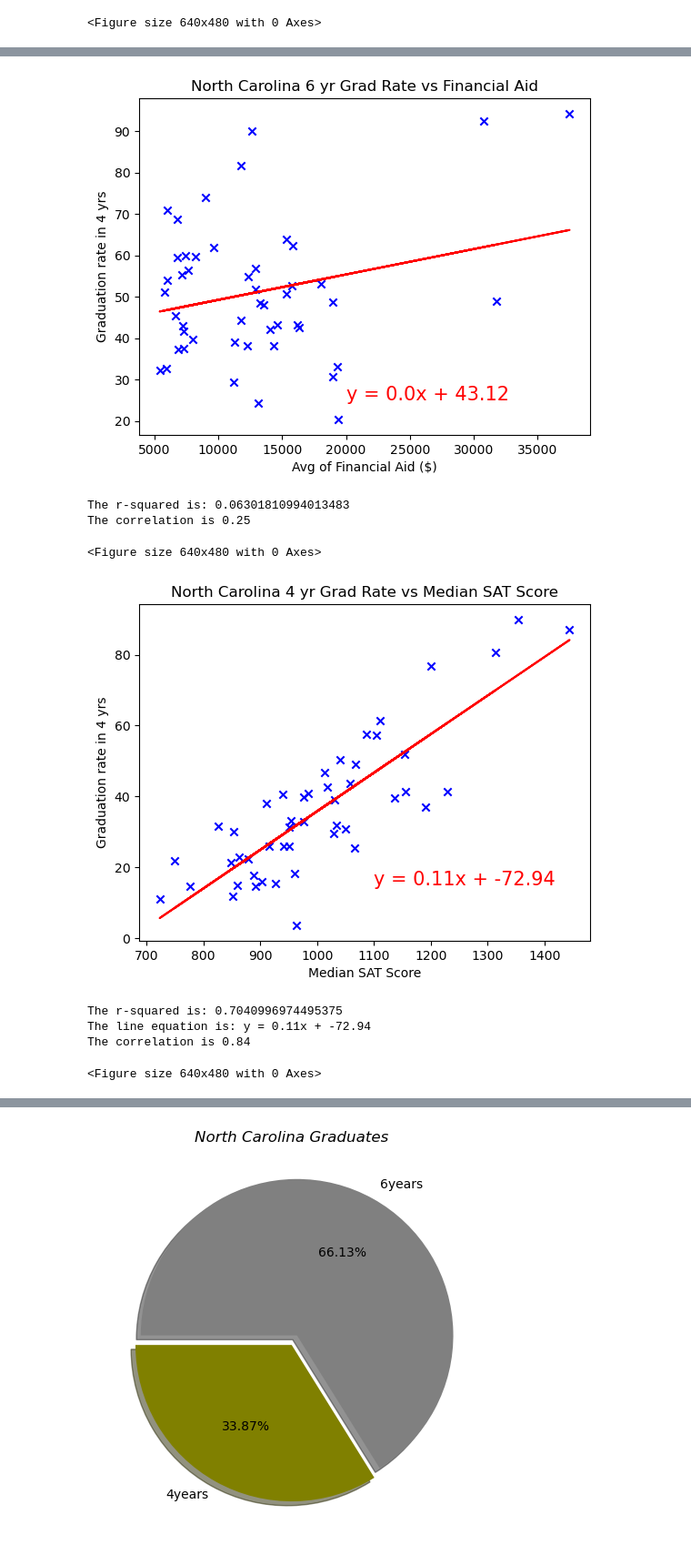
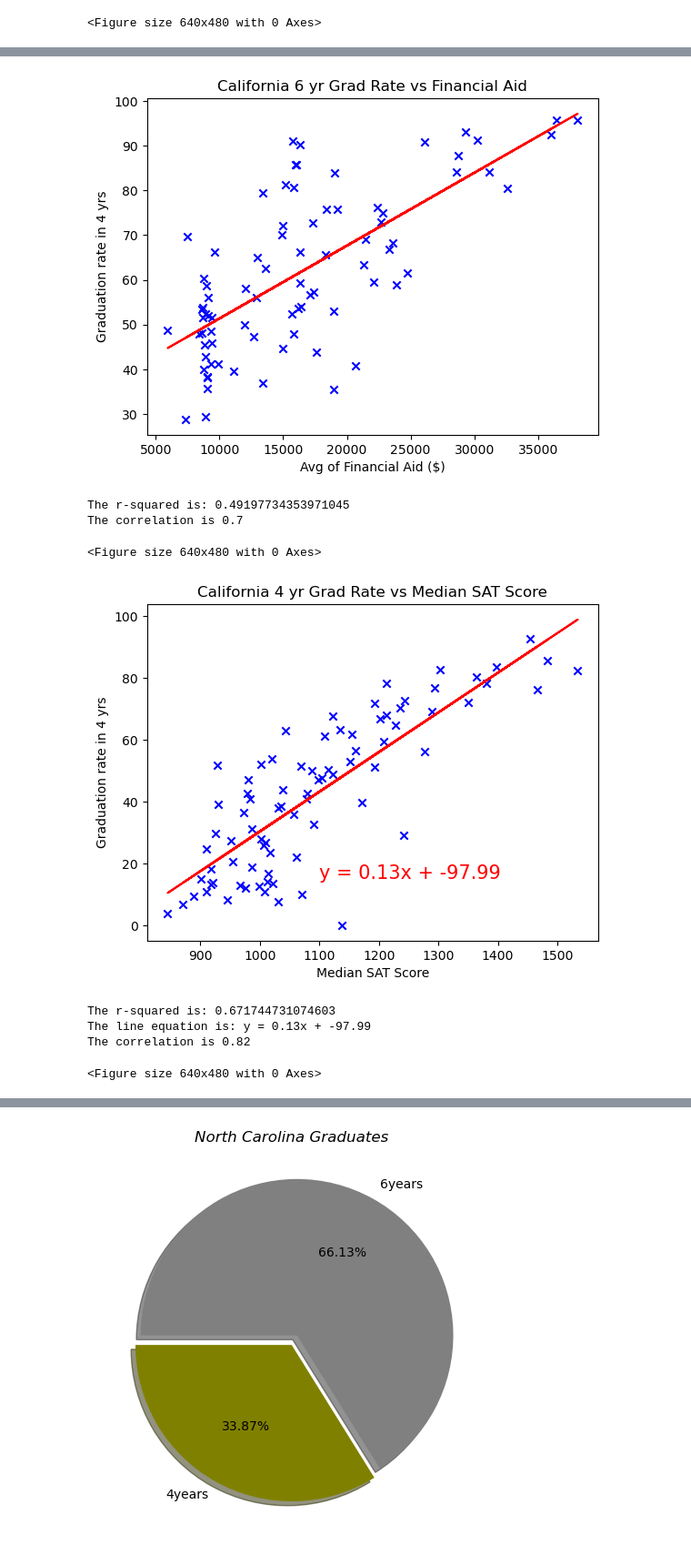
Before and after one commit to will5722/Trends-in-Education, a Jupyter notebook: DataAnalysis.ipynb, the cells around one changed output, grey strips where cells are left out. Shown at 91% size. Cells and saved outputs as stored; diff of their text form; code cells hidden in the pictures.

```diff
--- a/DataAnalysis.ipynb
+++ b/DataAnalysis.ipynb
@@ -183,9 +191,9 @@ Private Non-Profit Graduation Rates: 28.68% in 4 years, 43.65% in 6 years.
 <Figure size 640x480 with 0 Axes>
 # %%
-NC_df = Inst.loc[Inst['state'] == 'North Carolina']
+CA_df = Inst.loc[Inst['state'] == 'California']
 
-x_value = NC_df['aid_value']
-y_value = NC_df['grad_100_value']
+x_value = CA_df['aid_value']
+y_value = CA_df['grad_100_value']
 
 (slope, intercept, rvalue, pvalue, stderr) = linregress(x_value, y_value)
 regress_value = x_value * slope + intercept
@@ -194,7 +202,7 @@ plt.scatter(x_value, y_value, color='b', marker='x')
 plt.plot(x_value, regress_value, "r-")
 plt.ylabel('Graduation rate in 4 yrs')
 plt.xlabel('Avg of Financial Aid ($)')
-plt.title('North Carolina 4 yr Grad Rate vs Financial Aid')
+plt.title('California 4 yr Grad Rate vs Financial Aid')
 plt.annotate(line_eq, (20000,25), fontsize=15, color="red")
 plt.show()
 print(f"The r-squared is: {rvalue**2}")
@@ -202,5 +210,5 @@ print(f"The line equation is: {line_eq}")
 
 correlation = st.pearsonr(x_value, y_value)
 print(f'The correlation is {round(correlation[0],2)}')
-plt.savefig("Images/North Carolina 4 yr Grad Rate vs Financial Aid.png")
+plt.savefig("Images/California 4 yr Grad Rate vs Financial Aid.png")
 # %% [output]
@@ -211,32 +219,31 @@ The correlation is 0.43
 <Figure size 640x480 with 0 Axes>
 # %%
-x_value = NC_df['aid_value']
-y_value = NC_df['grad_150_value']
+x_value = CA_df['aid_value']
+y_value = CA_df['grad_150_value']
 
 (slope, intercept, rvalue, pvalue, stderr) = linregress(x_value, y_value)
 regress_value = x_value * slope + intercept
 line_eq = "y = " + str(round(slope,2)) + "x + " + str(round(intercept,2))
 plt.scatter(x_value, y_value, color='b', marker='x')
 plt.plot(x_value, regress_value, "r-")
 plt.ylabel('Graduation rate in 4 yrs')
 plt.xlabel('Avg of Financial Aid ($)')
-plt.title('North Carolina 6 yr Grad Rate vs Financial Aid')
+plt.title('California 6 yr Grad Rate vs Financial Aid')
 plt.annotate(line_eq, (20000,25), fontsize=15, color="red")
 plt.show()
 print(f"The r-squared is: {rvalue**2}")
 #print(f"The line equation is: {line_eq}")
-
 correlation = st.pearsonr(x_value, y_value)
 print(f'The correlation is {round(correlation[0],2)}')
-plt.savefig("Images/North Carolina 6 yr Grad Rate vs Financial Aid.png")
+plt.savefig("Images/California 6 yr Grad Rate vs Financial Aid.png")
 # %% [output]
-[figure, old version]
+[figure, new version]
-The r-squared is: 0.06301810994013483
-The correlation is 0.25
+The r-squared is: 0.49197734353971045
+The correlation is 0.7
 <Figure size 640x480 with 0 Axes>
 # %%
-x_value = NC_df['med_sat_value']
-y_value = NC_df['grad_100_value']
+x_value = CA_df['med_sat_value']
+y_value = CA_df['grad_100_value']
 
 (slope, intercept, rvalue, pvalue, stderr) = linregress(x_value, y_value)
 regress_value = x_value * slope + intercept
@@ -245,7 +252,7 @@ plt.scatter(x_value, y_value, color='b', marker='x')
 plt.plot(x_value, regress_value, "r-")
 plt.ylabel('Graduation rate in 4 yrs')
 plt.xlabel('Median SAT Score')
-plt.title('North Carolina 4 yr Grad Rate vs Median SAT Score')
+plt.title('California 4 yr Grad Rate vs Median SAT Score')
 plt.annotate(line_eq, (1100,15), fontsize=15, color="red")
 plt.show()
 print(f"The r-squared is: {rvalue**2}")
@@ -253,11 +260,11 @@ print(f"The line equation is: {line_eq}")
 
 correlation = st.pearsonr(x_value, y_value)
 print(f'The correlation is {round(correlation[0],2)}')
-plt.savefig("Images/North Carolina 4 yr Grad Rate vs Median SAT Score.png")
+plt.savefig("Images/California 4 yr Grad Rate vs Median SAT Score.png")
 # %% [output]
-[figure, old version]
+[figure, new version]
-The r-squared is: 0.7040996974495375
-The line equation is: y = 0.11x + -72.94
-The correlation is 0.84
+The r-squared is: 0.671744731074603
+The line equation is: y = 0.13x + -97.99
+The correlation is 0.82
 <Figure size 640x480 with 0 Axes>
 # %%
```
Also changed, not shown: parts of 7 cells of this notebook, 11 other files.
